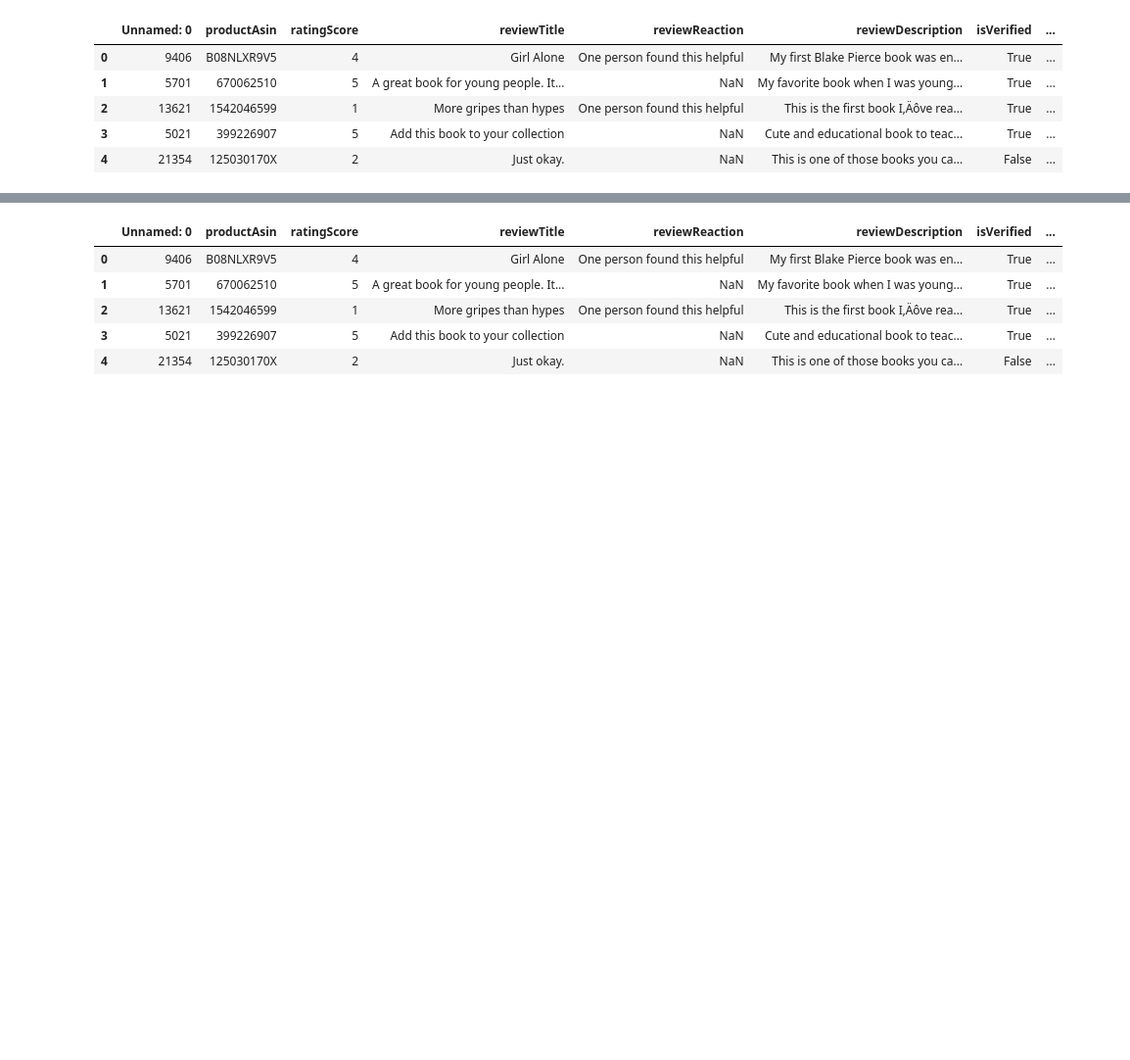
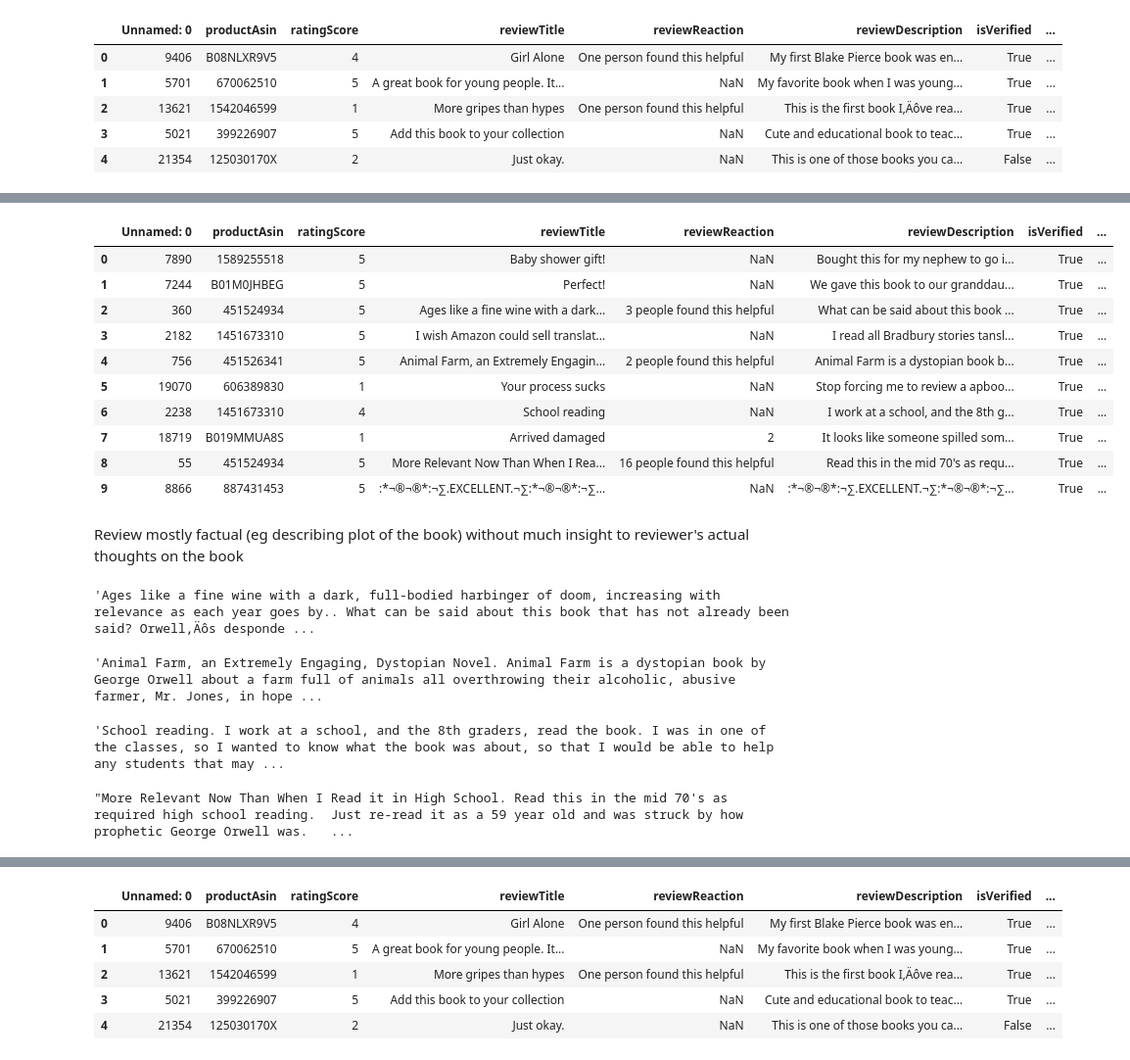
Before and after one commit to GxTeo/CZ-CE4045_NLP_Group_12, a Jupyter notebook: subjectivity_detection.ipynb, the cells around one changed output, grey strips where cells are left out. Shown at 98% size. Cells and saved outputs as stored; diff of their text form; code cells hidden in the pictures; blank space fills up the shorter version.

```diff
--- a/subjectivity_detection.ipynb
+++ b/subjectivity_detection.ipynb
@@ -69,5 +89,6 @@ from nltk.corpus import sentiwordnet as swn
 # %%
-raw_data = pd.read_csv('train_df_imbalanced.csv')
+path_to_folder = "/content/drive/My Drive/data/cz4045/"
+raw_data = pd.read_csv(path_to_folder+'train_df_imbalanced.csv')
 raw_data.head()
 # %% [output]
 |  | Unnamed: 0 | productAsin | ratingScore | reviewTitle | reviewReaction | reviewDescription | isVerified | ... |
@@ -197,0 +218,35 @@ def add_subjectivity(row):
+# %%
+critical_list = [2238, 55, 360, 756, 8866, 7244, 7890, 19070, 2182, 18719]
+critical_examples = clean_data[clean_data['Unnamed: 0'].isin(critical_list)]
+critical_examples = critical_examples.reset_index().drop(columns=['index'])
+critical_examples
+# %% [output]
+|  | Unnamed: 0 | productAsin | ratingScore | reviewTitle | reviewReaction | reviewDescription | isVerified | ... |
+| 0 | 7890 | 1589255518 | 5 | Baby shower gift! | NaN | Bought this for my nephew to go i... | True | ... |
+| 1 | 7244 | B01M0JHBEG | 5 | Perfect! | NaN | We gave this book to our granddau... | True | ... |
+| 2 | 360 | 451524934 | 5 | Ages like a fine wine with a dark... | 3 people found this helpful | What can be said about this book ... | True | ... |
+| 3 | 2182 | 1451673310 | 5 | I wish Amazon could sell translat... | NaN | I read all Bradbury stories tansl... | True | ... |
+| 4 | 756 | 451526341 | 5 | Animal Farm, an Extremely Engagin... | 2 people found this helpful | Animal Farm is a dystopian book b... | True | ... |
+| 5 | 19070 | 606389830 | 1 | Your process sucks | NaN | Stop forcing me to review a apboo... | True | ... |
+| 6 | 2238 | 1451673310 | 4 | School reading | NaN | I work at a school, and the 8th g... | True | ... |
+| 7 | 18719 | B019MMUA8S | 1 | Arrived damaged | 2 | It looks like someone spilled som... | True | ... |
+| 8 | 55 | 451524934 | 5 | More Relevant Now Than When I Rea... | 16 people found this helpful | Read this in the mid 70's as requ... | True | ... |
+| 9 | 8866 | 887431453 | 5 | :*¬®¬®*:¬∑.EXCELLENT.¬∑:*¬®¬®*:¬∑... | NaN | :*¬®¬®*:¬∑.EXCELLENT.¬∑:*¬®¬®*:¬∑... | True | ... |
+# %% [markdown]
+Review mostly factual (eg describing plot of the book) without much insight to reviewer's actual thoughts on the book
+# %%
+critical_examples.iloc[2]['concat_review']
+# %% [output]
+'Ages like a fine wine with a dark, full-bodied harbinger of doom, increasing with relevance as each year goes by.. What can be said about this book that has not already been said? Orwell‚Äôs desponde ...
+# %%
+critical_examples.iloc[4]['concat_review']
+# %% [output]
+'Animal Farm, an Extremely Engaging, Dystopian Novel. Animal Farm is a dystopian book by George Orwell about a farm full of animals all overthrowing their alcoholic, abusive farmer, Mr. Jones, in hope ...
+# %%
+critical_examples.iloc[6]['concat_review']
+# %% [output]
+'School reading. I work at a school, and the 8th graders, read the book. I was in one of the classes, so I wanted to know what the book was about, so that I would be able to help any students that may ...
+# %%
+critical_examples.iloc[8]['concat_review']
+# %% [output]
+"More Relevant Now Than When I Read it in High School. Read this in the mid 70's as required high school reading.  Just re-read it as a 59 year old and was struck by how prophetic George Orwell was.   ...
```
Also changed, not shown: parts of 73 cells of this notebook.
